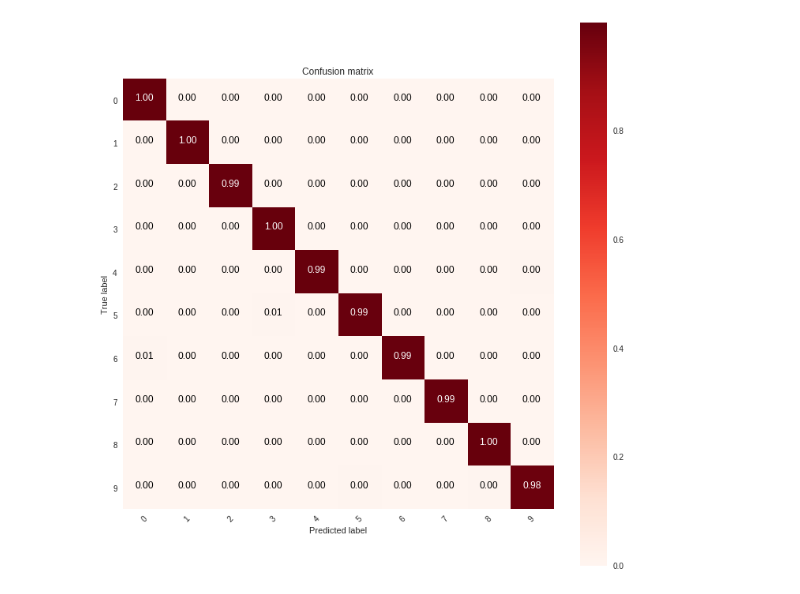
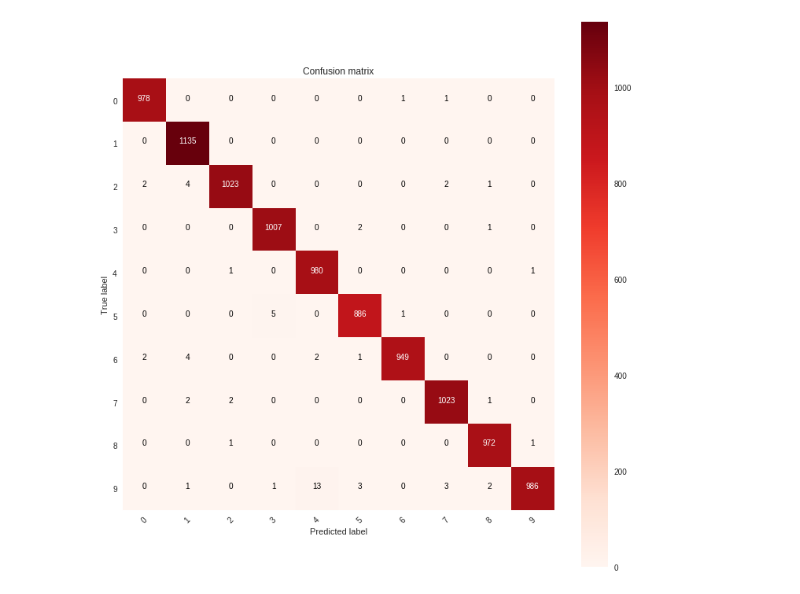
Before and after one commit to Juniorlimaivd/redes-neurais-cin, a Jupyter notebook: miniprojeto2/mnist_cnn.ipynb, the cells around one changed output. Drawn from its saved outputs; the diff is of its cells as text; code cells hidden in the pictures.

```diff
--- a/miniprojeto2/mnist_cnn.ipynb
+++ b/miniprojeto2/mnist_cnn.ipynb
@@ -110,0 +181,5 @@ for i in range(25):
+# %%
+def train_gen(batch_size):
+  while True:
+    offset = np.random.randint(0, x_train.shape[0] - batch_size)
+    yield x_train[offset:offset+batch_size], y_train[offset:offset + batch_size]
@@ -110,0 +188,13 @@ for i in range(25):
+# %%
+if has_tpu:
+    history = tpu_model.fit_generator(train_gen(batch_size),
+                                      epochs=epochs,
+                                      validation_data=(x_val, y_val),
+                                      steps_per_epoch=x_train.shape[0]//batch_size,
+                                      callbacks=[learning_rate_reduction])
+else:
+    history = model.fit_generator(train_gen(batch_size),
+                                      epochs=epochs,
+                                      validation_data=(x_val, y_val),
+                                      steps_per_epoch=x_train.shape[0]//batch_size,
+                                      callbacks=[learning_rate_reduction])
@@ -110,0 +219,10 @@ for i in range(25):
+# %%
+if has_tpu:
+    loss, acc = tpu_model.evaluate(x_test, y_test)
+    cpu_model = tpu_model.sync_to_cpu()
+    predictions = cpu_model.predict(x_test)
+else:
+    loss, acc = model.evaluate(x_test, y_test)
+    predictions = model.predict(x_test)
+
+pred_labels = np.argmax(predictions, axis=1)
@@ -113,20 +248,20 @@ def plot_confusion_matrix(cm, classes):
     cmap = plt.get_cmap('Reds')
     tick_marks = classes
 
-    cm = cm.astype('float') / cm.sum(axis=1)[:, np.newaxis]
+#     cm = cm.astype('float') / cm.sum(axis=1)[:, np.newaxis]
 
     plt.figure(figsize=(10, 10))
+    plt.grid(False)
     plt.imshow(cm, interpolation='nearest', cmap=cmap)
     plt.title("Confusion matrix")
     plt.colorbar()
     plt.xticks(tick_marks, classes, rotation=45)
     plt.yticks(tick_marks, classes)
-    plt.grid(False)
 
     thresh = cm.max() / 2
     for i in range(cm.shape[0]):
         for j in range(cm.shape[1]):
-            plt.text(j, i, format(cm[i, j], '.2f'),
+            plt.text(j, i, format(cm[i, j]),
                      horizontalalignment='center',
                      color='white' if cm[i , j] > thresh else 'black')
 
@@ -134,8 +269,8 @@ def plot_confusion_matrix(cm, classes):
     plt.ylabel('True label')
     plt.xlabel('Predicted label')
 # %%
-cm = confusion_matrix(np.argmax(y_test, axis=1), pred_labels)
+cm = confusion_matrix(y_test.argmax(axis=1), pred_labels)
 classes = np.arange(predictions.shape[1])
 plot_confusion_matrix(cm, classes)
 # %% [output]
-[figure, old version]
+[figure, new version]
```
Also changed, not shown: parts of 28 cells of this notebook.
